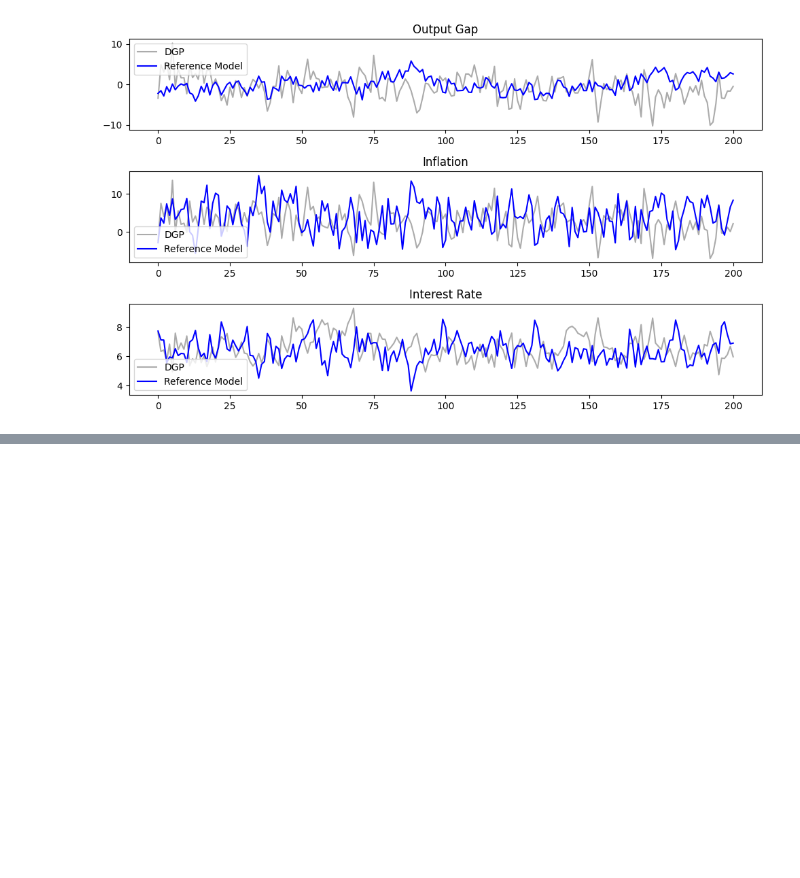
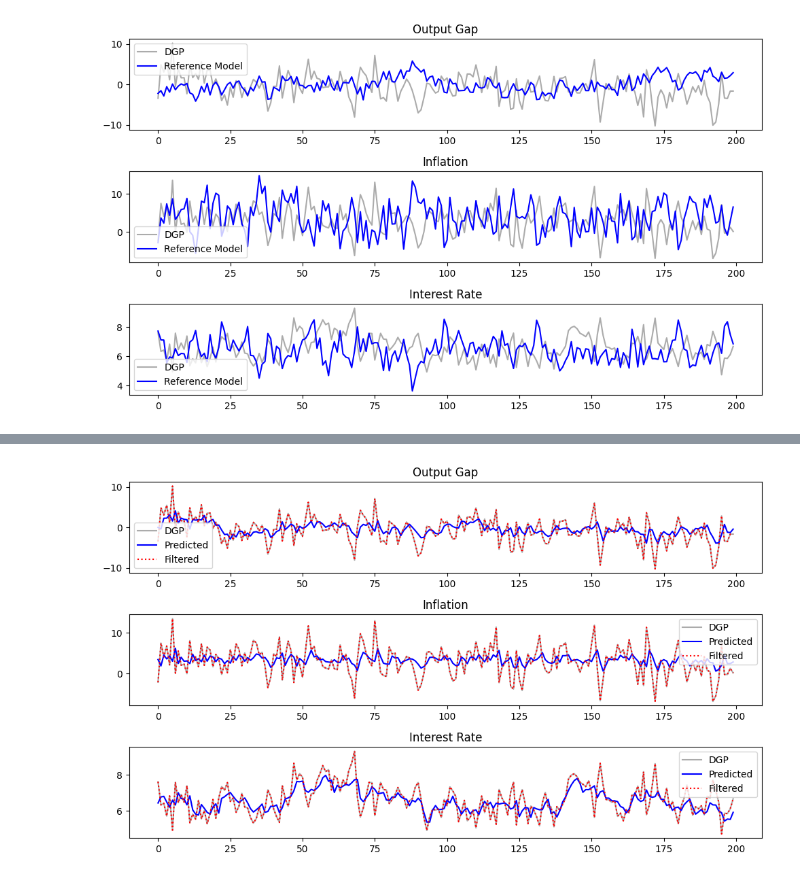
Before and after one commit to GongJr0/sdsge-scripts, a Jupyter notebook: misspec_test.ipynb, the cells around one changed output, grey strips where cells are left out. Drawn from its saved outputs; the diff is of its cells as text; code cells hidden in the pictures; blank space fills up the shorter version.

```diff
--- a/misspec_test.ipynb
+++ b/misspec_test.ipynb
@@ -414,0 +512,7 @@ r    0.022459  0.111837  0.000504
+# %%
+kf_aug = sol_aug.kalman(
+    y=obs,
+    filter_mode="linear",
+    estimate_R_diag=False,
+)
+kf_aug.loglik
@@ -414,0 +570,25 @@ r    0.022459  0.111837  0.000504
+# %%
+# Plot KF Outputs for Augmented Model
+fig, ax = plt.subplots(3, 1, figsize=_FIGSIZE_1D)
+ax[0].plot(range(T), obs[:, 0], label="DGP", color="black", alpha=0.33)
+ax[0].plot(range(T), kf_aug.y_pred[:, 0], label="Predicted", color="blue")
+ax[0].plot(range(T), kf_aug.y_filt[:, 0], label="Filtered", color="red", linestyle=":")
+ax[0].set_title("Output Gap")
+ax[0].legend()
+
+ax[1].plot(range(T), obs[:, 1], label="DGP", color="black", alpha=0.33)
+ax[1].plot(range(T), kf_aug.y_pred[:, 1], label="Predicted", color="blue")
+ax[1].plot(range(T), kf_aug.y_filt[:, 1], label="Filtered", color="red", linestyle=":")
+ax[1]. set_title("Inflation")
+ax[1].legend()
+
+ax[2].plot(range(T), obs[:, 2], label="DGP", color="black", alpha=0.33)
+ax[2].plot(range(T), kf_aug.y_pred[:, 2], label="Predicted", color="blue")
+ax[2].plot(range(T), kf_aug.y_filt[:, 2], label="Filtered", color="red", linestyle=":")
+ax[2].set_title("Interest Rate")
+ax[2].legend()
+
+plt.tight_layout()
+plt.show()
+# %% [output]
+[figure, added]
```
Also changed, not shown: parts of 35 cells of this notebook.
